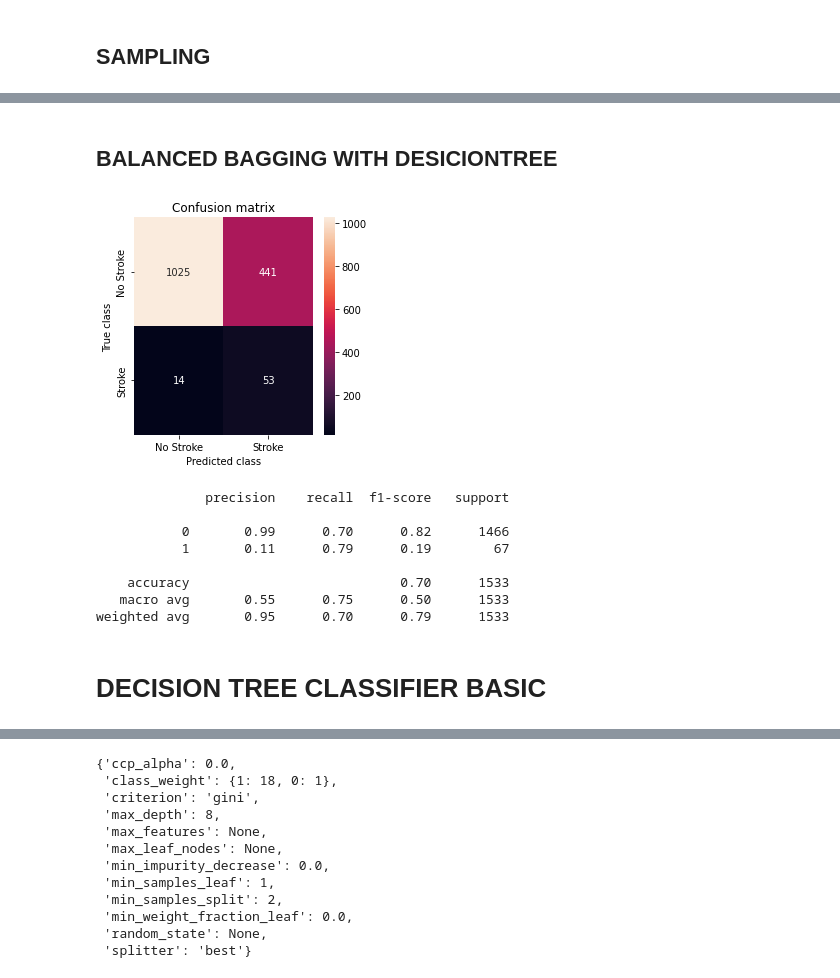
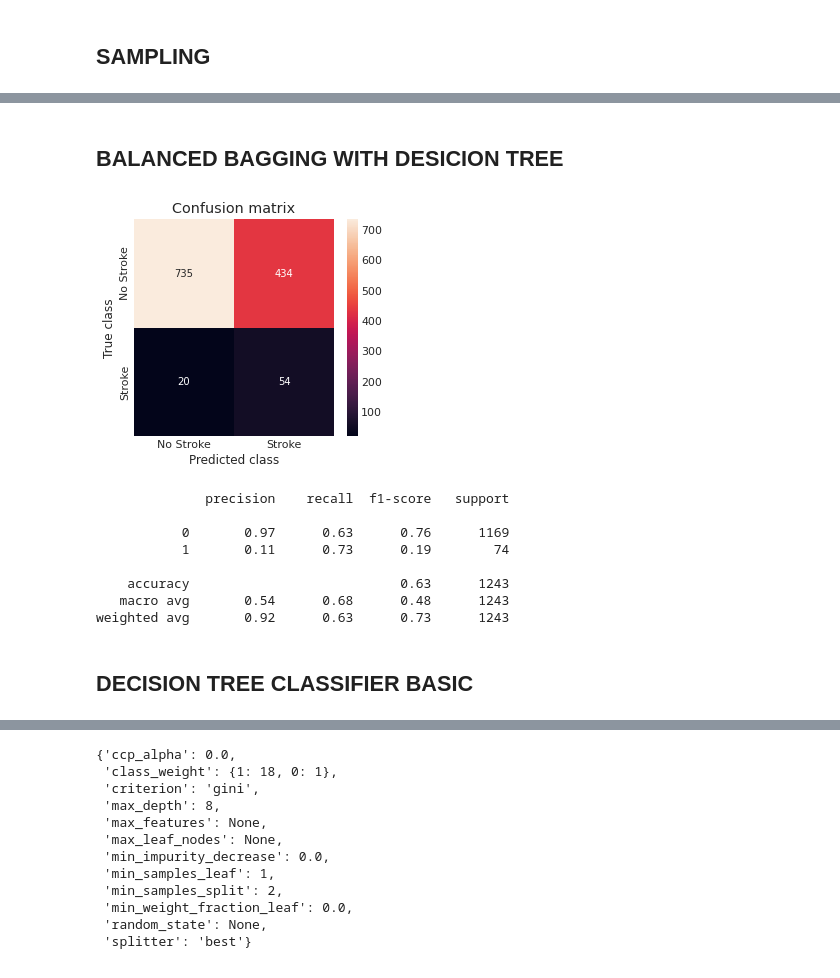
Before and after one commit to sgso-free/proyect-4geeks-grupo6, a Jupyter notebook: src/explorer.ipynb, the cells around one changed output, grey strips where cells are left out. Drawn from its saved outputs; the diff is of its cells as text; code cells hidden in the pictures.

```diff
--- a/src/explore.ipynb
+++ b/src/explorer.ipynb
@@ -98,6 +85,7 @@ Requirement already satisfied: scipy>=1.3.2 in /workspace/.pyenv_mirror/user/cur
 # %% [markdown]
 # Import Library and modules
 # %%
+# Step 0.
 import pandas as pd
 import numpy as np
 import seaborn as sns
@@ -119,5 +107,21 @@ from sklearn.pipeline import Pipeline
 from sklearn.compose import ColumnTransformer
 from sklearn.preprocessing import FunctionTransformer
 
+from sklearn.metrics import accuracy_score
+from sklearn.ensemble import RandomForestClassifier,GradientBoostingClassifier
+
+from sklearn.model_selection import GridSearchCV
+
 from imblearn.under_sampling import NearMiss
 from collections import Counter
+
+from sklearn.neighbors import KNeighborsClassifier
+from sklearn.svm import SVC
+from sklearn.naive_bayes import GaussianNB
+from sklearn.tree import DecisionTreeClassifier
+from sklearn.ensemble import  AdaBoostClassifier, ExtraTreesClassifier
+
+
+import scipy.stats as stats
+import warnings
+sns.set(style='darkgrid', context='notebook')
@@ -123,0 +131,3 @@ from collections import Counter
+# %%
+sns.set(rc={'figure.figsize': (10, 5)})
+plt.style.use('fivethirtyeight')
@@ -979,8 +894,8 @@ from sklearn.ensemble import RandomForestClassifier,GradientBoostingClassifier
 # %%
 df_guadar=df_raw.copy()
 # %%
-#definimos nuestras etiquetas y features
+#we define our labels and features
 y = df_raw['stroke']
 X = df_raw.drop('stroke', axis=1)
-#dividimos en sets de entrenamiento y test
-X_train, X_test, y_train, y_test = train_test_split(X, y, train_size=0.7, random_state=13,stratify=y)
+#we divide into training and test sets
+X_train, X_test, y_train, y_test = train_test_split(X, y, random_state=13,stratify=y)
@@ -1040,8 +952,8 @@ weighted avg       0.91      0.96      0.93      1533
 # %% [markdown]
 ## LOGISTIC REGRESSION BALANCED
 # %%
-def run_model_balanced(X_train, X_test, y_train, y_test):
-    clf = LogisticRegression(C=0.1,penalty='l2',random_state=1,solver="newton-cg",class_weight={1:18,0:1})
+def run_model_balanced(X_train, X_test, y_train, y_test, weight={1:18,0:1}):
+    clf = LogisticRegression(C=0.1,penalty='l2',random_state=1,solver="newton-cg",class_weight=weight)
     clf.fit(X_train, y_train)
     return clf
 
@@ -1130,23 +1071,23 @@ weighted avg       0.94      0.74      0.82      1533
 # %% [markdown]
-## BALANCED BAGGING WITH DESICIONTREE
+## BALANCED BAGGING WITH DESICION TREE
 # %%
 from imblearn.ensemble import BalancedBaggingClassifier
 from sklearn.tree import DecisionTreeClassifier
 
-bbc = BalancedBaggingClassifier(random_state=42,base_estimator=DecisionTreeClassifier(random_state=1,max_features=11,max_depth=11,class_weight={1:18,0:1}), n_estimators=2000)
+bbc = BalancedBaggingClassifier(random_state=42,base_estimator=DecisionTreeClassifier(random_state=1,max_features=11,max_depth=11,class_weight={1:15,0:1}), n_estimators=2000)
 bbc.fit(X_train,y_train)
 
 pred_y = bbc.predict(X_test)
 mostrar_resultados(y_test, pred_y)
 # %% [output]
-[figure, old version]
+[figure, new version]
               precision    recall  f1-score   support
 
-           0       0.99      0.70      0.82      1466
-           1       0.11      0.79      0.19        67
+           0       0.97      0.63      0.76      1169
+           1       0.11      0.73      0.19        74
 
-    accuracy                           0.70      1533
-   macro avg       0.55      0.75      0.50      1533
-weighted avg       0.95      0.70      0.79      1533
+    accuracy                           0.63      1243
+   macro avg       0.54      0.68      0.48      1243
+weighted avg       0.92      0.63      0.73      1243
 # %% [markdown]
-# DECISION TREE CLASSIFIER BASIC
+## DECISION TREE CLASSIFIER BASIC
```
Also changed, not shown: parts of 215 cells of this notebook, 3 other files.
